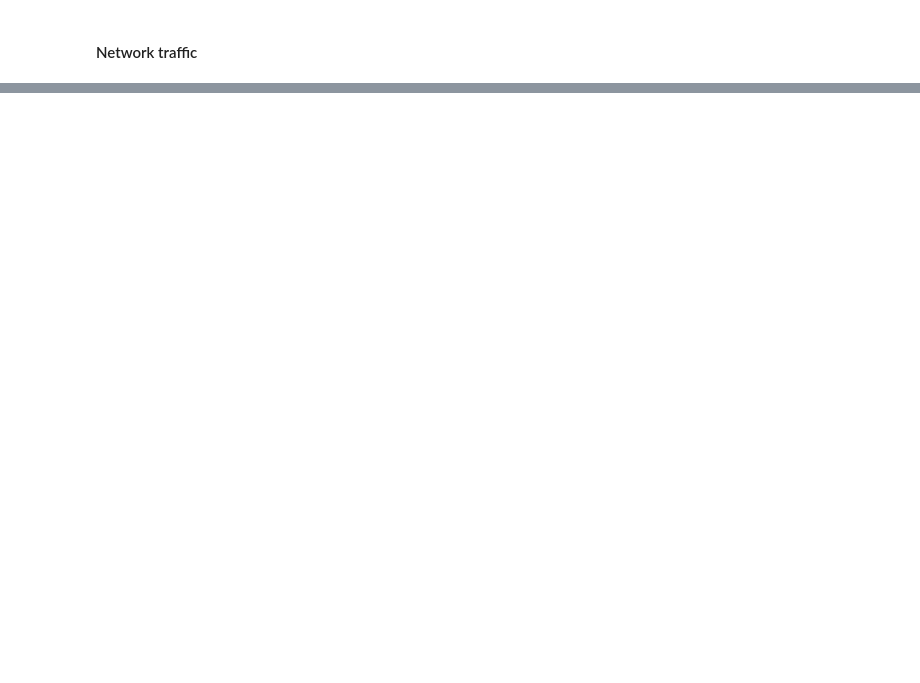
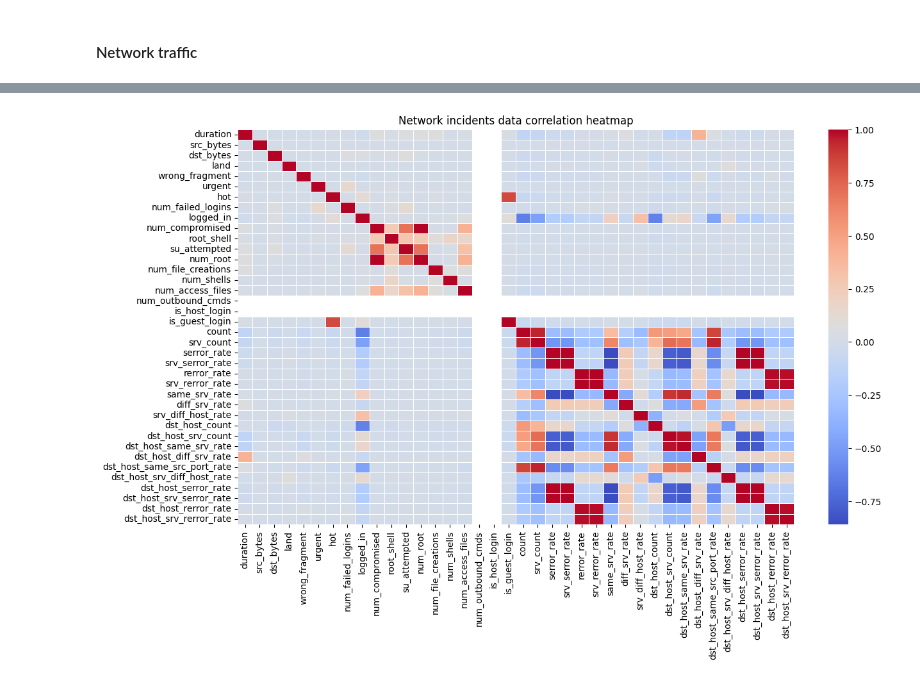
Before and after one commit to jancewicz/PJATK---Artificial-Intelligence-Postgraduate-Studies-, a Jupyter notebook: keras/pawel_jancewicz_pr8_2026/network_traffic/network_traffic.ipynb, the cells around one changed output, grey strips where cells are left out. Saved outputs shown, nothing was run; the diff lists cells and outputs as text; code cells hidden in the pictures; blank space fills up the shorter version.

Commit message:
network traffic - eda explanation of corr matrix

```diff
--- a/keras/pawel_jancewicz_pr8_2026/network_traffic/network_traffic.ipynb
+++ b/keras/pawel_jancewicz_pr8_2026/network_traffic/network_traffic.ipynb
@@ -60,0 +97,10 @@ memory usage: 158.3 MB
+# %%
+df_num = df.select_dtypes("number")
+corr_matrix = df_num.corr(method="pearson")
+
+plt.figure(figsize=(14,8))
+sns.heatmap(corr_matrix, annot=False, cmap="coolwarm", fmt=".2f", linewidths=0.5)
+plt.title("Network incidents data correlation heatmap")
+plt.show()
+# %% [output]
+[figure, added]
```
Also changed, not shown: parts of 8 cells of this notebook.
